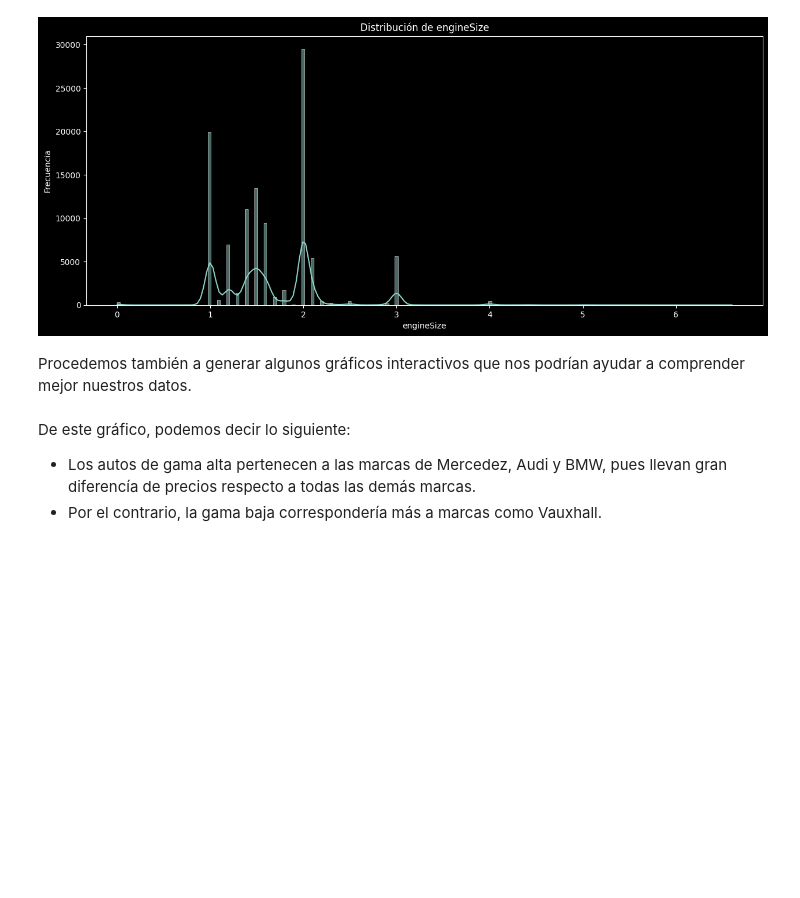
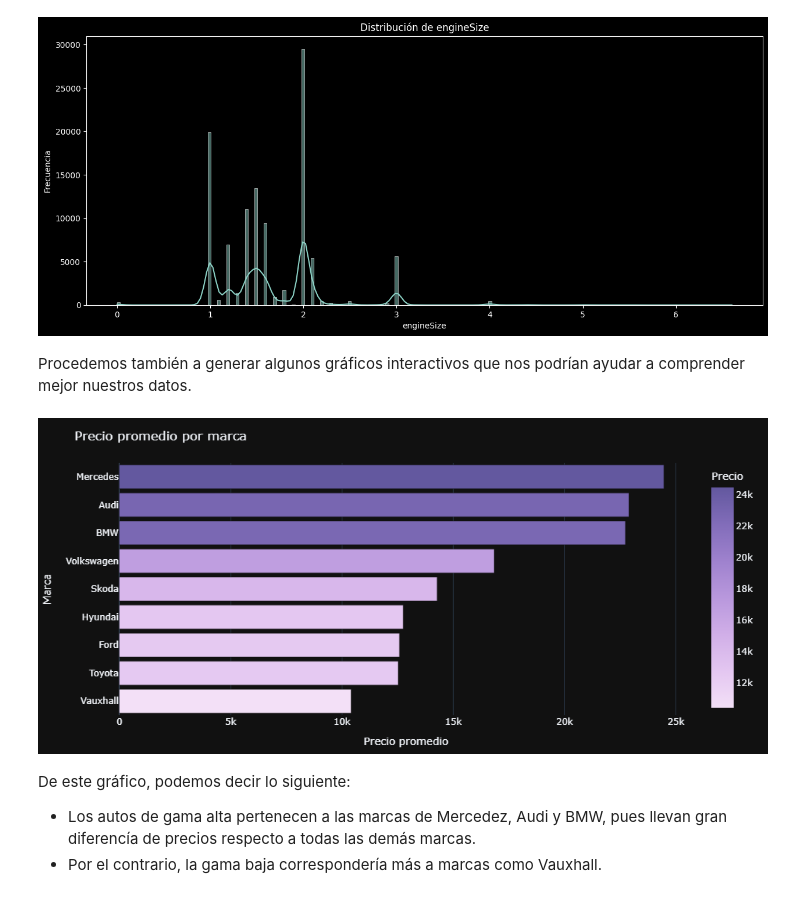
Before and after one commit to AuriRaven/used_cars_price_prediction, a Jupyter notebook: practica1_m2.ipynb, the cells around one changed output. Drawn from its saved outputs; the diff is of its cells as text; code cells hidden in the pictures; blank space fills up the shorter version.

```diff
--- a/practica1_m2.ipynb
+++ b/practica1_m2.ipynb
@@ -609,6 +611,12 @@ fig.update_traces(
 )
 
 fig.show()
+# %%
+from IPython.display import Image, display
+
+display(Image(filename="price_brand.png"))
+# %% [output]
+[figure, added]
 # %% [markdown]
 De este gráfico, podemos decir lo siguiente:
 * Los autos de gama alta pertenecen a las marcas de Mercedez, Audi y BMW, pues llevan gran diferencía de precios respecto a todas las demás marcas.
```
Also changed, not shown: parts of 33 cells of this notebook, 7 other files.
